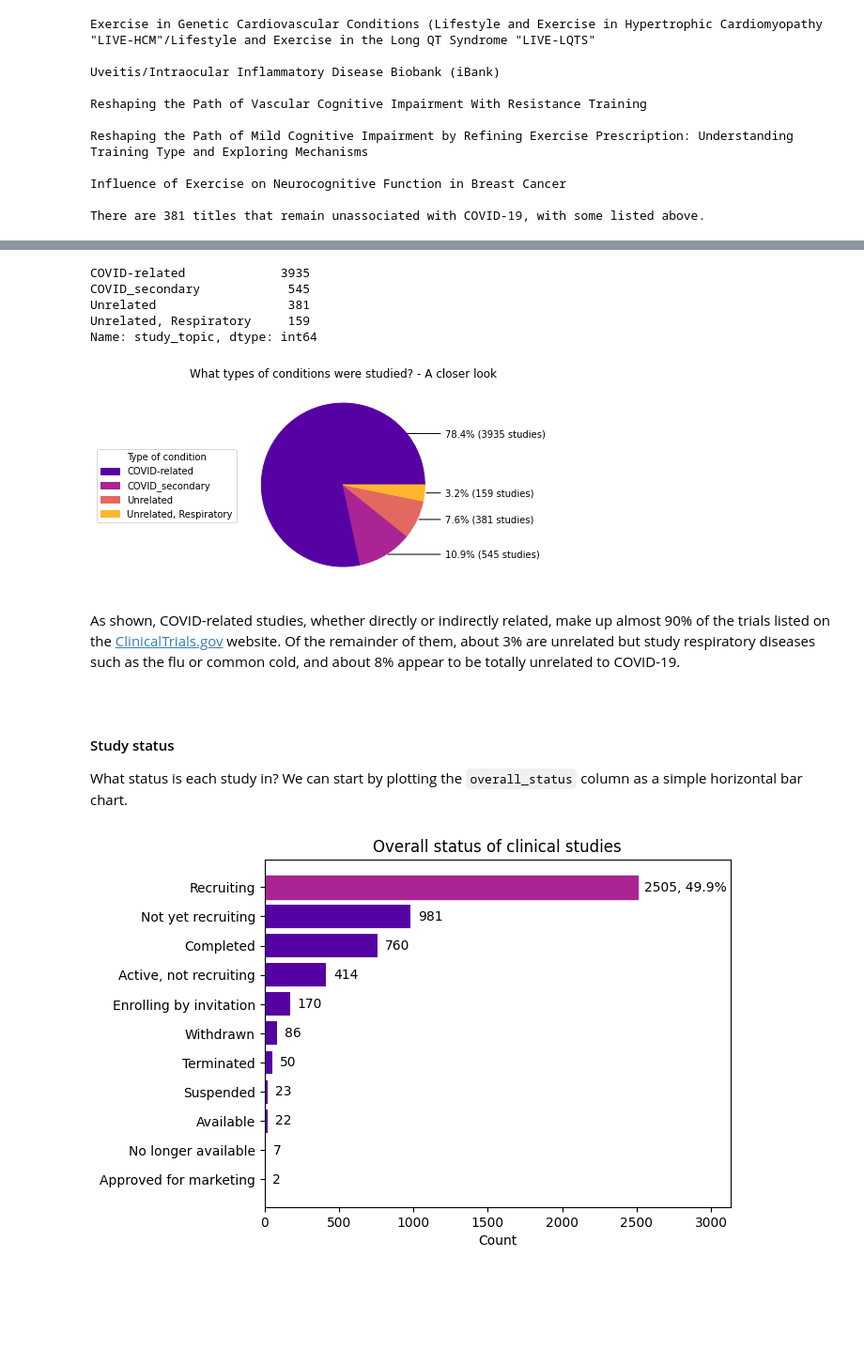
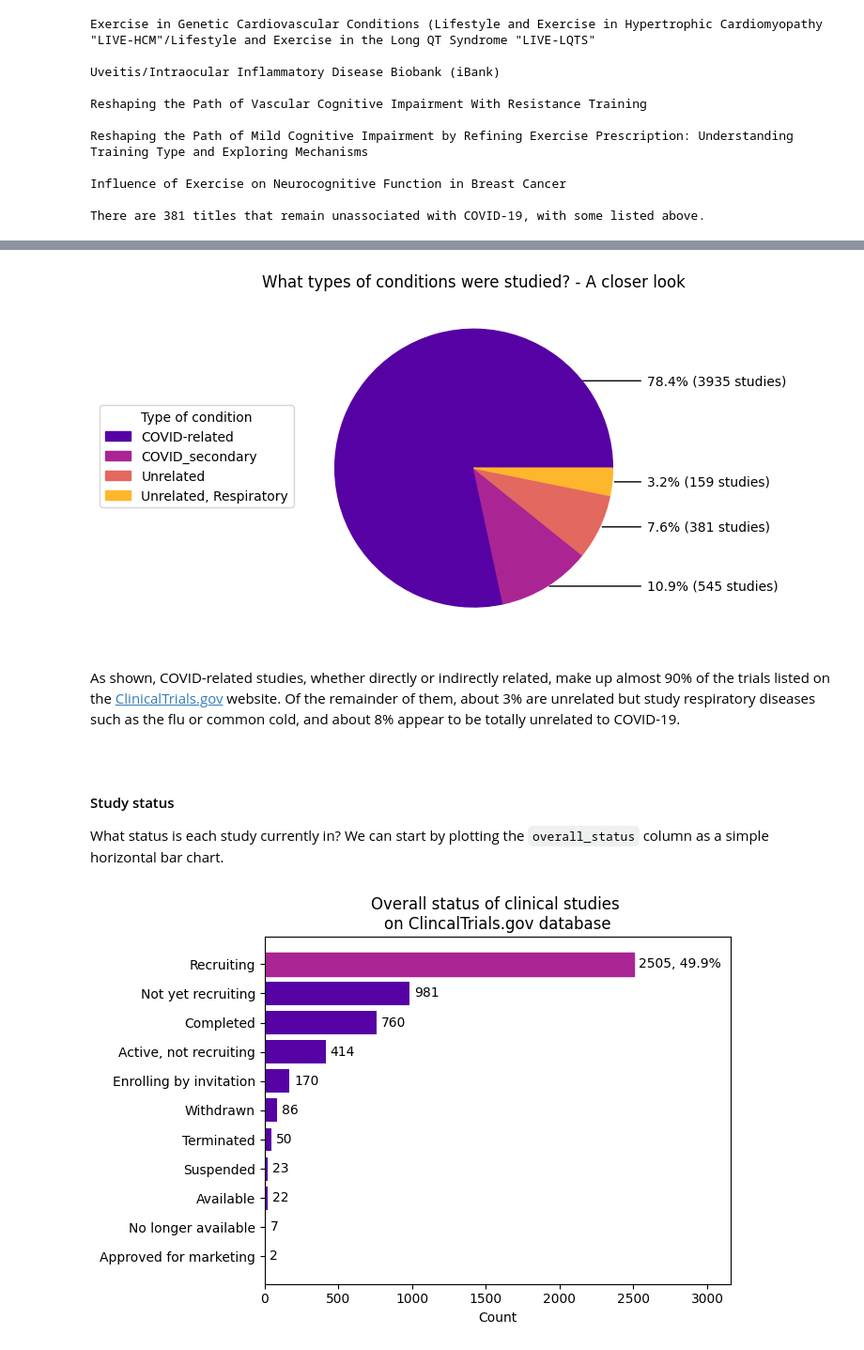
Before and after one commit to chels-kim/kaggle-covid-clintri, a Jupyter notebook: kaggle-covid-clintri/COVID-19 Clinical Trials.ipynb, the cells around one changed output, grey strips where cells are left out. Shown at 94% size. Cells and saved outputs as stored; diff of their text form; code cells hidden in the pictures; blank space fills up the shorter version.

Commit message:
March 3rd Update 2: Made some progress with the analysis of statuses, and plotting the country data as a horizontal bar chart.

```diff
--- a/kaggle-covid-clintri/COVID-19 Clinical Trials.ipynb
+++ b/kaggle-covid-clintri/COVID-19 Clinical Trials.ipynb
@@ -369,7 +366,7 @@ There are 381 titles that remain unassociated with COVID-19, with some listed ab
 # Re-visualize the above data
 
 condition_detailed_counts = df_studies.study_topic.value_counts()
-print(condition_detailed_counts)
+# print(condition_detailed_counts)
 
 values = condition_detailed_counts.to_numpy()
 labels = condition_detailed_counts.keys().to_numpy()
@@ -415,12 +412,7 @@ ax.set_title("What types of conditions were studied? - A closer look")
 
 plt.show()
 # %% [output]
-COVID-related             3935
-COVID_secondary            545
-Unrelated                  381
-Unrelated, Respiratory     159
-Name: study_topic, dtype: int64
-[figure, old version]
+[figure, new version]
 # %% [markdown]
 As shown, COVID-related studies, whether directly or indirectly related, make up almost 90% of the trials listed
 on the [ClinicalTrials.gov](ClinicalTrials.gov) website. Of the remainder of them, about 3% are unrelated but study
@@ -429,39 +421,54 @@ respiratory diseases such as the flu or common cold, and about 8% appear to be t
 <br>
 
 #### Study status
-What status is each study in? We can start by plotting the `overall_status` column as a simple horizontal bar chart.
+What status is each study currently in? We can start by plotting the `overall_status` column as a simple horizontal bar chart.
 # %%
+# Define a custom horizontal bar graph
+def mybarh(catvar, varcounts, colourmap='plasma', xlabel='Count', title='', diff1stColour=True):
+
+    plt.rcdefaults()
+    fig, ax = plt.subplots()
+
+    colours_list = data_color(len(wedges),mapname=colourmap)
+
+    bar_elems = ax.barh(catvar, varcounts, align='center',facecolor=colours_list[0])
+    if diff1stColour:
+        bar_elems[0].set_color(colours_list[1])
+
+    ax.set_yticks(range(len(catvar)))
+    ax.set_yticklabels(catvar)
+    ax.invert_yaxis()  # labels read top-to-bottom
+    ax.set_xlabel(xlabel)
+    ax.set_title(title)
+
+    _, xmax = plt.xlim()
+    if diff1stColour:
+        xmax *= 1.2
+    else:
+        xmax *= 1.1
+    plt.xlim(0, xmax)
+
+    for i, c in enumerate(varcounts):
+        if diff1stColour and (c == max(varcounts)):
+             ax.text(c + xmax*0.01, i,
+                '{}, {:.1f}%'.format(c, c/np.sum(varcounts)*100),
+                color='black', ha='left', va='center')
+        else:
+            ax.text(c + xmax*0.01, i,
+                str(c),
+                color='black', ha='left', va='center')
+
+    return plt.show()
+
+# Plot
 status = df_studies['overall_status'].value_counts().index
 counts = df_studies['overall_status'].value_counts().values
 
-plt.rcdefaults()
-fig, ax = plt.subplots()
-
-bars = ax.barh(status, counts, align='center',facecolor=colours_list[0])
-bars[0].set_color(colours_list[1])
-
-ax.set_yticks(range(len(status)))
-ax.set_yticklabels(status)
-ax.invert_yaxis()  # labels read top-to-bottom
-ax.set_xlabel('Count')
-ax.set_title('Overall status of clinical studies')
-
-_, xmax = plt.xlim()
-plt.xlim(0, xmax+500)
-
-for i, c in enumerate(counts):
-    if c == max(counts):
-         ax.text(c + 50, i,
-            '{}, {:.1f}%'.format(c, c/np.sum(counts)*100),
-            color='black', ha='left', va='center')
-    else:
-        ax.text(c + 50, i,
-            str(c),
-            color='black', ha='left', va='center')
-
-plt.show()
+mybarh(status, counts,
+       title='Overall status of clinical studies \n'
+             'on ClincalTrials.gov database')
 # %% [output]
-[figure, old version]
+[figure, new version]
 # %% [markdown]
 As shown, almost half of the studies are currently recruiting for participants! It would be interesting to see what proportion of
 these studies are made up by COVID-related ones.
```
Also changed, not shown: parts of 12 cells of this notebook.
